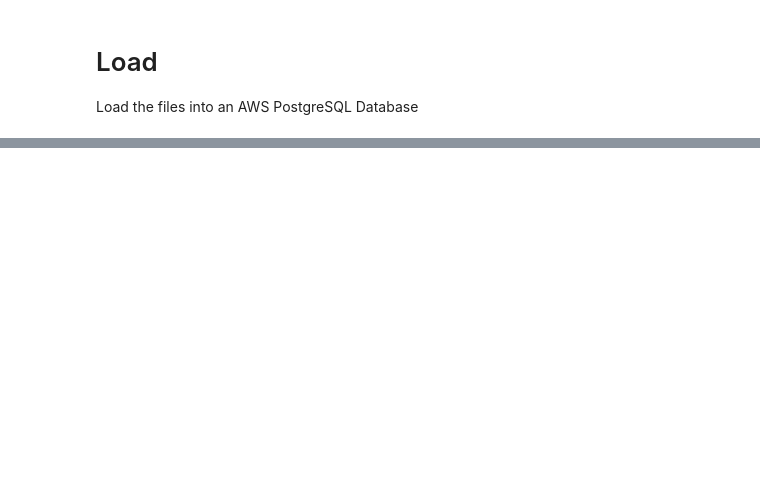
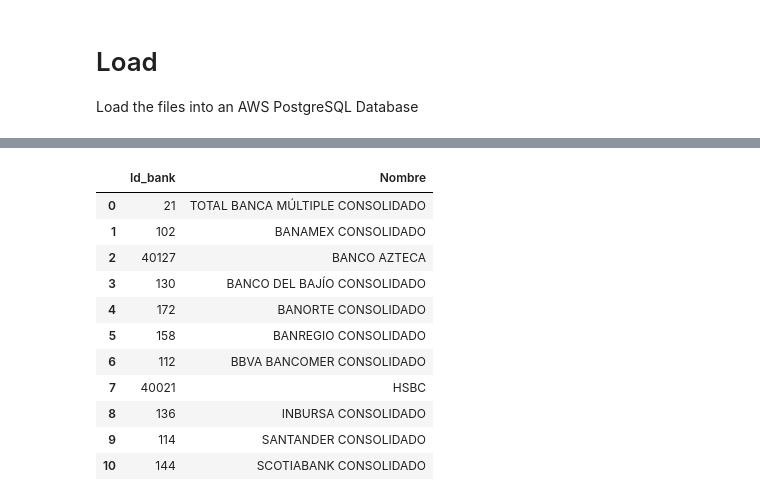
Before and after one commit to luislobo6/Sigma-final-project, a Jupyter notebook: Notebook-LMT.ipynb, the cells around one changed output, grey strips where cells are left out. Cells and saved outputs as stored; diff of their text form; code cells hidden in the pictures; blank space fills up the shorter version.

```diff
--- a/Notebook-LMT.ipynb
+++ b/Notebook-LMT.ipynb
@@ -276,9 +335,22 @@ conceptos
 # %%
 conceptos.to_sql("conceptos", engine, if_exists="replace")
 # %%
-bancos = pd.read_excel("data/Book6.xlsx", sheet_name='Sheet2')
+bancos = pd.read_excel("data/Book6.xlsx", sheet_name='bancos')
 #bancos = bancos.dropna()
 bancos
+# %% [output]
+|  | Id_bank | Nombre |
+| 0 | 21 | TOTAL BANCA MÚLTIPLE CONSOLIDADO |
+| 1 | 102 | BANAMEX CONSOLIDADO |
+| 2 | 40127 | BANCO AZTECA |
+| 3 | 130 | BANCO DEL BAJÍO CONSOLIDADO |
+| 4 | 172 | BANORTE CONSOLIDADO |
+| 5 | 158 | BANREGIO CONSOLIDADO |
+| 6 | 112 | BBVA BANCOMER CONSOLIDADO |
+| 7 | 40021 | HSBC |
+| 8 | 136 | INBURSA CONSOLIDADO |
+| 9 | 114 | SANTANDER CONSOLIDADO |
+| 10 | 144 | SCOTIABANK CONSOLIDADO |
 # %%
 bancos.to_sql("banks", engine, if_exists="replace")
 # %%
```
Also changed, not shown: parts of 23 cells of this notebook, 6 other files.
